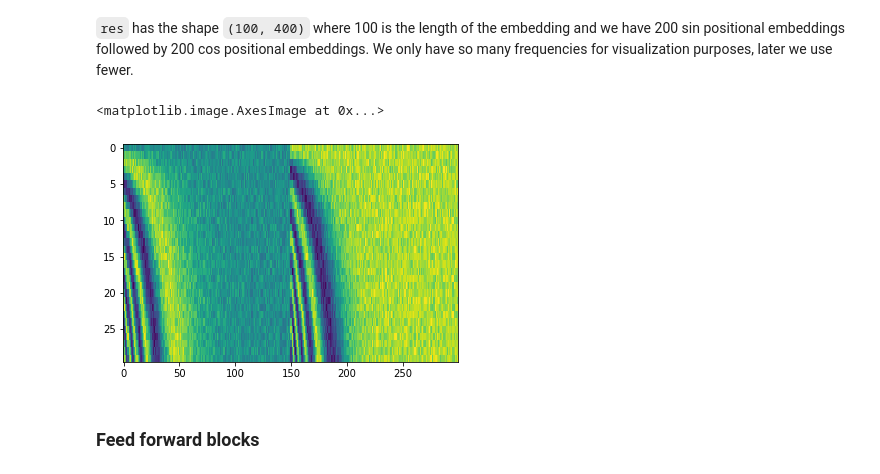
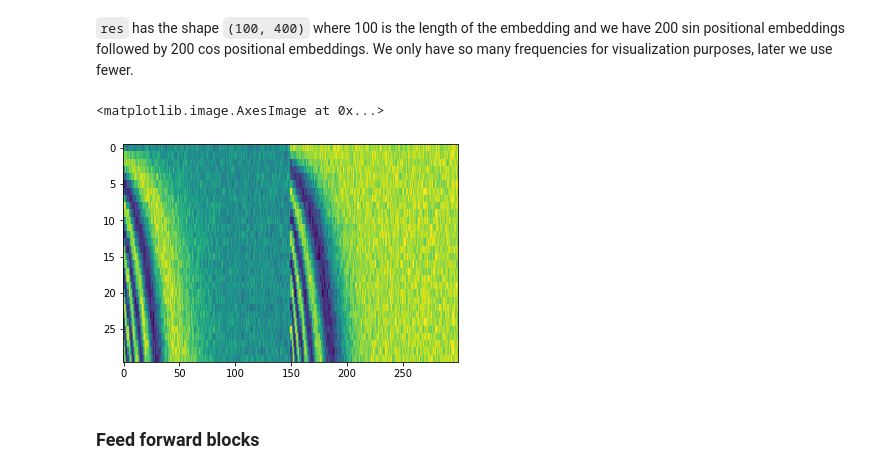
Before and after one commit to fg91/fastai_deep_learning_from_the_foundations, a Jupyter notebook: translation_transformer.ipynb, the cells around one changed output. Drawn from its saved outputs; the diff is of its cells as text; code cells hidden in the pictures.

```diff
--- a/translation_transformer.ipynb
+++ b/translation_transformer.ipynb
@@ -262,10 +262,10 @@ class TransformerEmbedding(nn.Module):
 vocab_sz = len(data.train_ds.x.vocab.itos)
 te= TransformerEmbedding(vocab_sz, 300).cuda()
 # %%
-plt.imshow(te(x[0].cuda())[2], aspect='auto')
+plt.imshow(te(x.cuda())[2], aspect='auto')
 # %% [output]
 <matplotlib.image.AxesImage at 0x...>
-[figure, old version]
+[figure, new version]
 # %% [markdown]
 ### Feed forward blocks
 # %%
```
Also changed, not shown: parts of 25 cells of this notebook.
